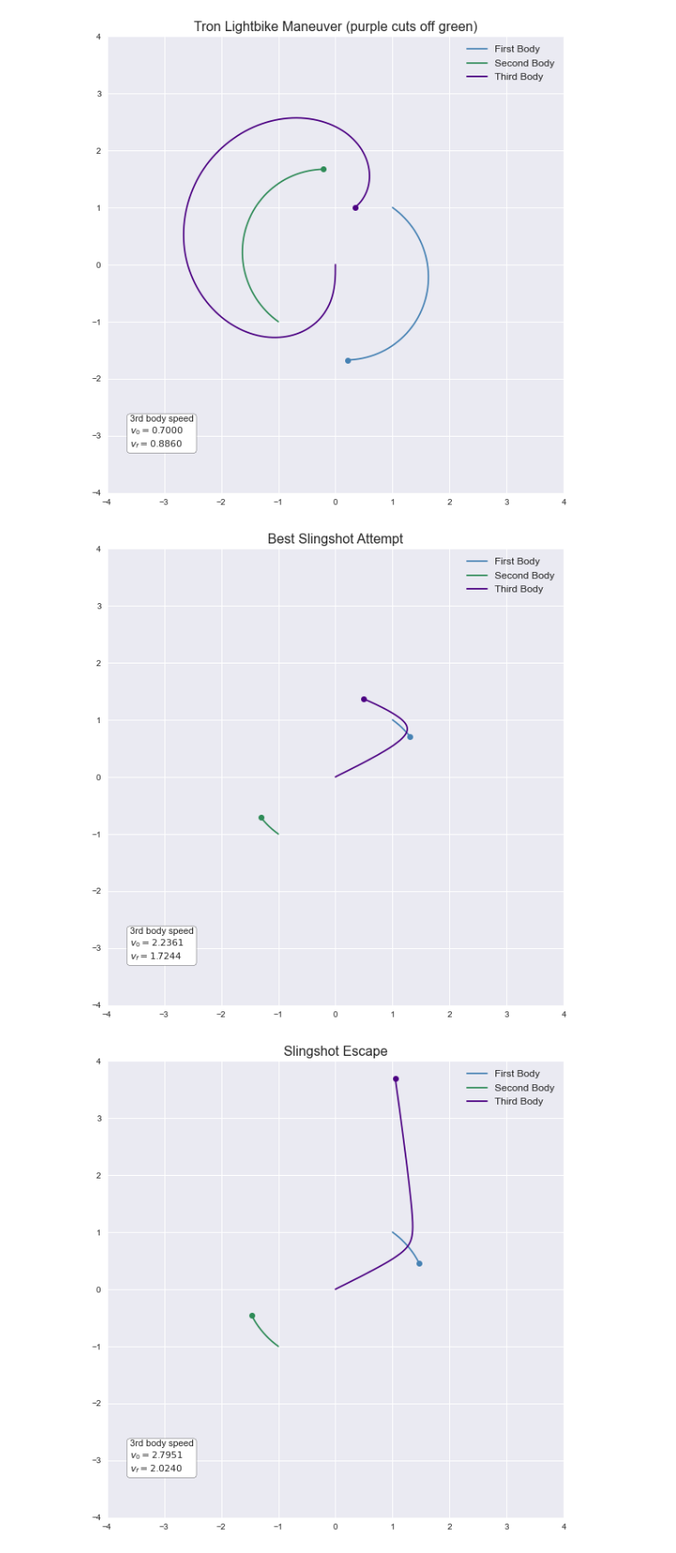
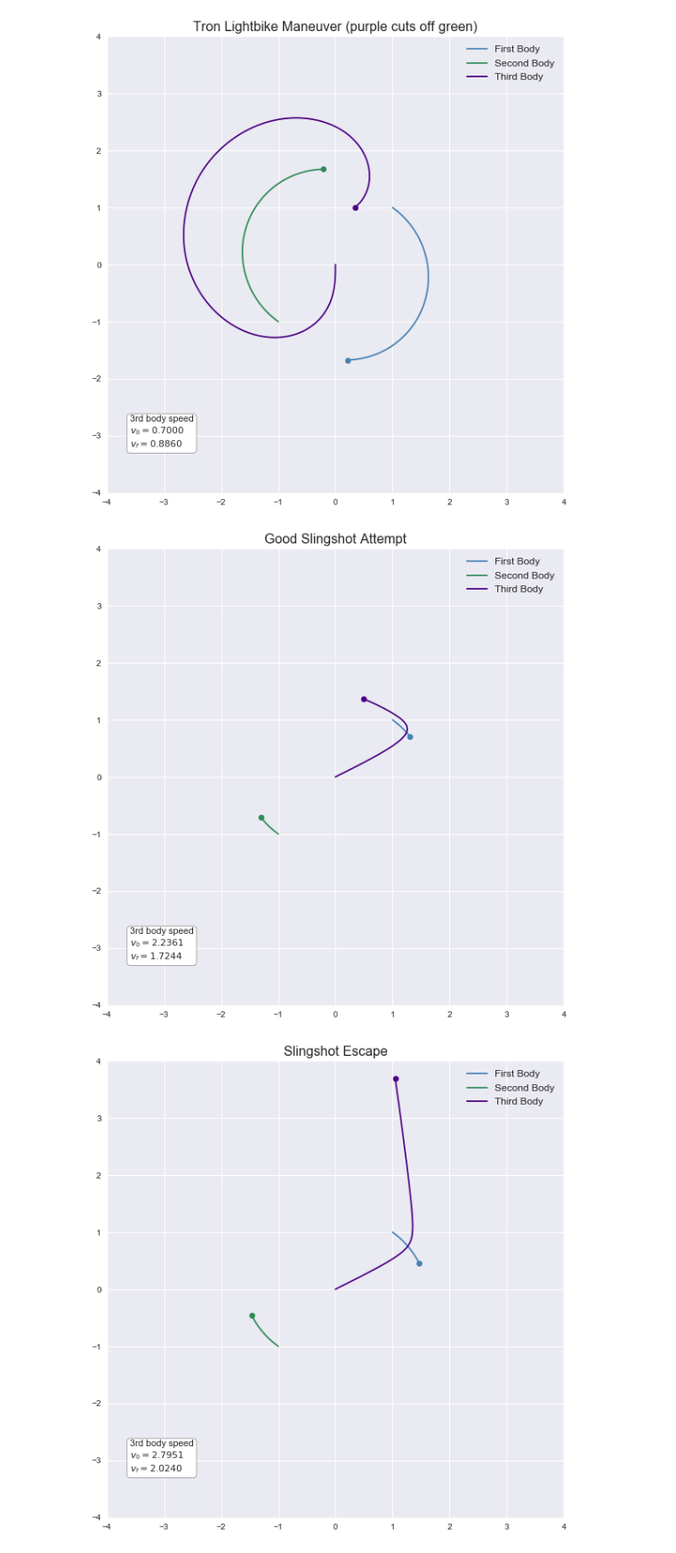
Before and after one commit to samcochran/optimal-spacecraft-control, a Jupyter notebook: Code/project1.ipynb, the cells around one changed output. Shown: that part at 89% size. Cells and saved outputs as stored; diff of their text form; code cells hidden in the pictures.

```diff
--- a/Code/project1.ipynb
+++ b/Code/project1.ipynb
@@ -244,22 +223,25 @@ plot_solution(sol, title)
 # %%
 # Set up initial conditions and parameters
 t0 = 0
 tf = 1
 init = np.array([1, 1, 0, # Position 1
                  -1, -1, 0, # Position 2
                  0, 0, 0, # Position 3
                  .35, -.25, 0, # Velocity/Momentum 1
                  -.35, .25, 0, # Velocity/Momentum 2
                  2, 1, 0]) # Velocity 3
 
-# Solve the system
-sol = solve_ivp(gravity_acceleration, (t0, tf), init, t_eval= np.linspace(t0, tf, 10000)).y
+# Toy model with equal masses and m3 = 0
+m = [1, 1, 0]
 
-plot_solution(sol, 'Best Slingshot Attempt')
+# Numerically integrate the system
+sol = simulate_mechanics_general(init, t_span=(t0, tf), t_eval= np.linspace(t0, tf, 10000), m=m)
+
+plot_solution(sol, 'Good Slingshot Attempt')
 
 # animate_solution(sol, 'Best Slingshot Attempt', 'best_attempt', skip=40)
 # %% [output]
-[figure, old version]
+[figure, new version]
 # %%
 # Set up initial conditions and parameters
 t0 = 0
```
Also changed, not shown: parts of 28 cells of this notebook, 1 other file.
